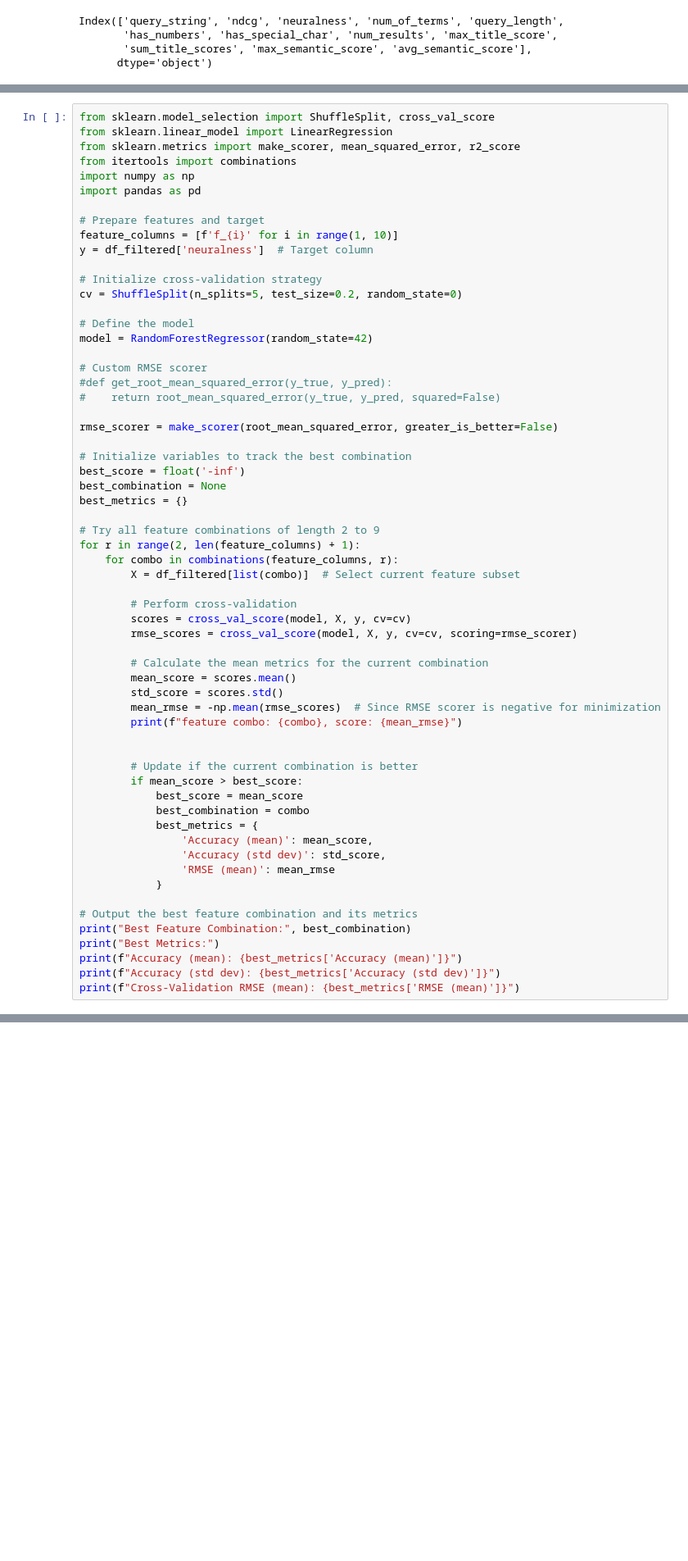
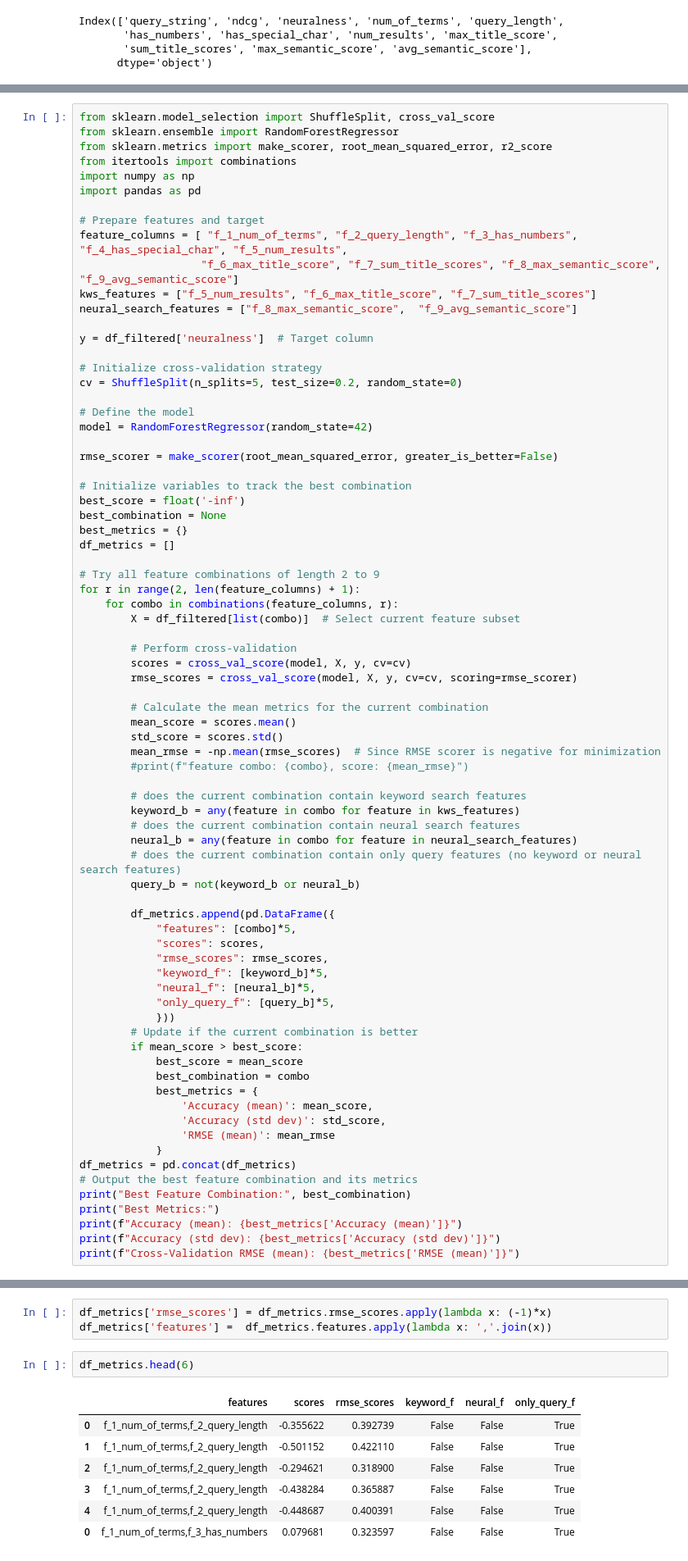
Before and after one commit to o19s/opensearch-search-quality-evaluation, a Jupyter notebook: hybrid-search/notebook/hybrid-search-baseline-comparison/7_Dynamic_Optimization_Feature_Engineering.ipynb, the cells around one changed output, grey strips where cells are left out. Shown at 82% size. Drawn from its saved outputs; the diff is of its cells as text; blank space fills up the shorter version.

Commit message:
improve metric handling, add boxplot visualizations of the model training iterations, rename features to be more expressive

```diff
--- a/hybrid-search/notebook/hybrid-search-baseline-comparison/7_Dynamic_Optimization_Feature_Engineering.ipynb
+++ b/hybrid-search/notebook/hybrid-search-baseline-comparison/7_Dynamic_Optimization_Feature_Engineering.ipynb
@@ -370,13 +374,17 @@ df_filtered = df_filtered.rename(columns={"num_of_terms": "f_1",
 # %%
 from sklearn.model_selection import ShuffleSplit, cross_val_score
-from sklearn.linear_model import LinearRegression
-from sklearn.metrics import make_scorer, mean_squared_error, r2_score
+from sklearn.ensemble import RandomForestRegressor
+from sklearn.metrics import make_scorer, root_mean_squared_error, r2_score
 from itertools import combinations
 import numpy as np
 import pandas as pd
 
 # Prepare features and target
-feature_columns = [f'f_{i}' for i in range(1, 10)]
+feature_columns = [ "f_1_num_of_terms", "f_2_query_length", "f_3_has_numbers", "f_4_has_special_char", "f_5_num_results",
+                   "f_6_max_title_score", "f_7_sum_title_scores", "f_8_max_semantic_score",  "f_9_avg_semantic_score"]
+kws_features = ["f_5_num_results", "f_6_max_title_score", "f_7_sum_title_scores"]
+neural_search_features = ["f_8_max_semantic_score",  "f_9_avg_semantic_score"]
+
 y = df_filtered['neuralness']  # Target column
 
 # Initialize cross-validation strategy
@@ -385,16 +393,13 @@ cv = ShuffleSplit(n_splits=5, test_size=0.2, random_state=0)
 # Define the model
 model = RandomForestRegressor(random_state=42)
 
-# Custom RMSE scorer
-#def get_root_mean_squared_error(y_true, y_pred):
-#    return root_mean_squared_error(y_true, y_pred, squared=False)
-
 rmse_scorer = make_scorer(root_mean_squared_error, greater_is_better=False)
 
 # Initialize variables to track the best combination
 best_score = float('-inf')
 best_combination = None
 best_metrics = {}
+df_metrics = []
 
 # Try all feature combinations of length 2 to 9
 for r in range(2, len(feature_columns) + 1):
@@ -409,9 +414,23 @@ for r in range(2, len(feature_columns) + 1):
         mean_score = scores.mean()
         std_score = scores.std()
         mean_rmse = -np.mean(rmse_scores)  # Since RMSE scorer is negative for minimization
-        print(f"feature combo: {combo}, score: {mean_rmse}")
+        #print(f"feature combo: {combo}, score: {mean_rmse}")
 
+        # does the current combination contain keyword search features
+        keyword_b = any(feature in combo for feature in kws_features)
+        # does the current combination contain neural search features
+        neural_b = any(feature in combo for feature in neural_search_features)
+        # does the current combination contain only query features (no keyword or neural search features)
+        query_b = not(keyword_b or neural_b)
 
+        df_metrics.append(pd.DataFrame({
+            "features": [combo]*5,
+            "scores": scores,
+            "rmse_scores": rmse_scores,
+            "keyword_f": [keyword_b]*5,
+            "neural_f": [neural_b]*5,
+            "only_query_f": [query_b]*5,
+            }))
         # Update if the current combination is better
         if mean_score > best_score:
             best_score = mean_score
@@ -421,7 +440,7 @@ for r in range(2, len(feature_columns) + 1):
                 'Accuracy (std dev)': std_score,
                 'RMSE (mean)': mean_rmse
             }
-
+df_metrics = pd.concat(df_metrics)
 # Output the best feature combination and its metrics
 print("Best Feature Combination:", best_combination)
 print("Best Metrics:")
@@ -448,0 +463,13 @@ Cross-Validation RMSE (mean): 0.32268146995299085
+# %%
+df_metrics['rmse_scores'] = df_metrics.rmse_scores.apply(lambda x: (-1)*x)
+df_metrics['features'] =  df_metrics.features.apply(lambda x: ','.join(x))
+# %%
+df_metrics.head(6)
+# %% [output]
+|  | features | scores | rmse_scores | keyword_f | neural_f | only_query_f |
+| 0 | f_1_num_of_terms,f_2_query_length | -0.355622 | 0.392739 | False | False | True |
+| 1 | f_1_num_of_terms,f_2_query_length | -0.501152 | 0.422110 | False | False | True |
+| 2 | f_1_num_of_terms,f_2_query_length | -0.294621 | 0.318900 | False | False | True |
+| 3 | f_1_num_of_terms,f_2_query_length | -0.438284 | 0.365887 | False | False | True |
+| 4 | f_1_num_of_terms,f_2_query_length | -0.448687 | 0.400391 | False | False | True |
+| 0 | f_1_num_of_terms,f_3_has_numbers | 0.079681 | 0.323597 | False | False | True |
```
Also changed, not shown: parts of 31 cells of this notebook.
